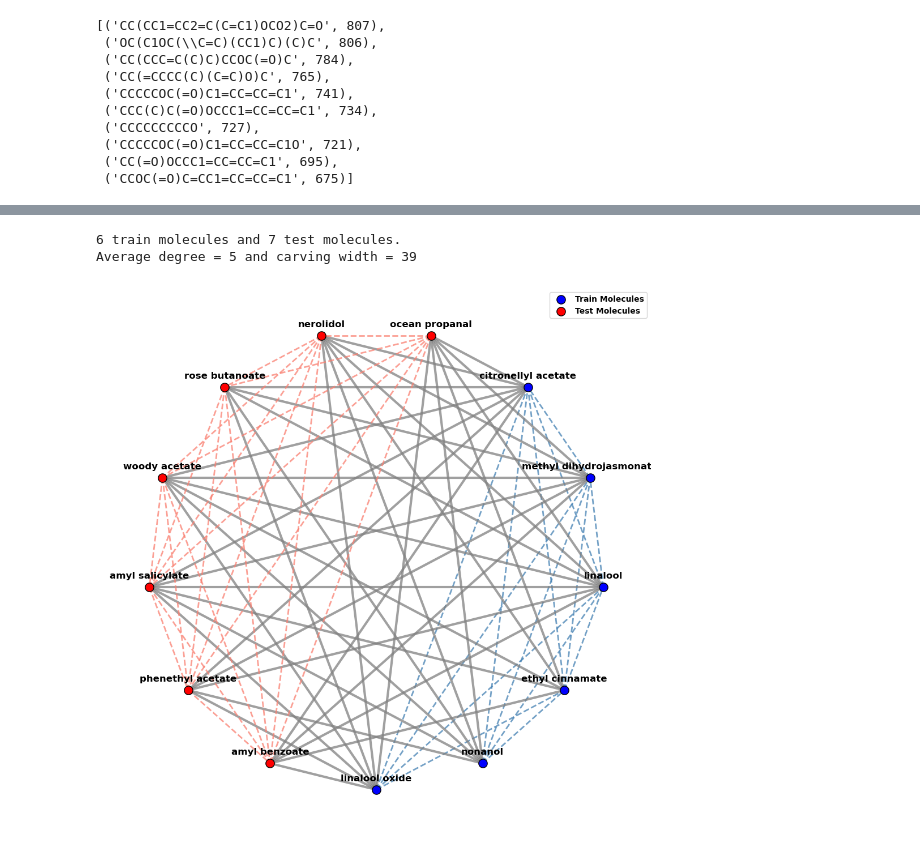
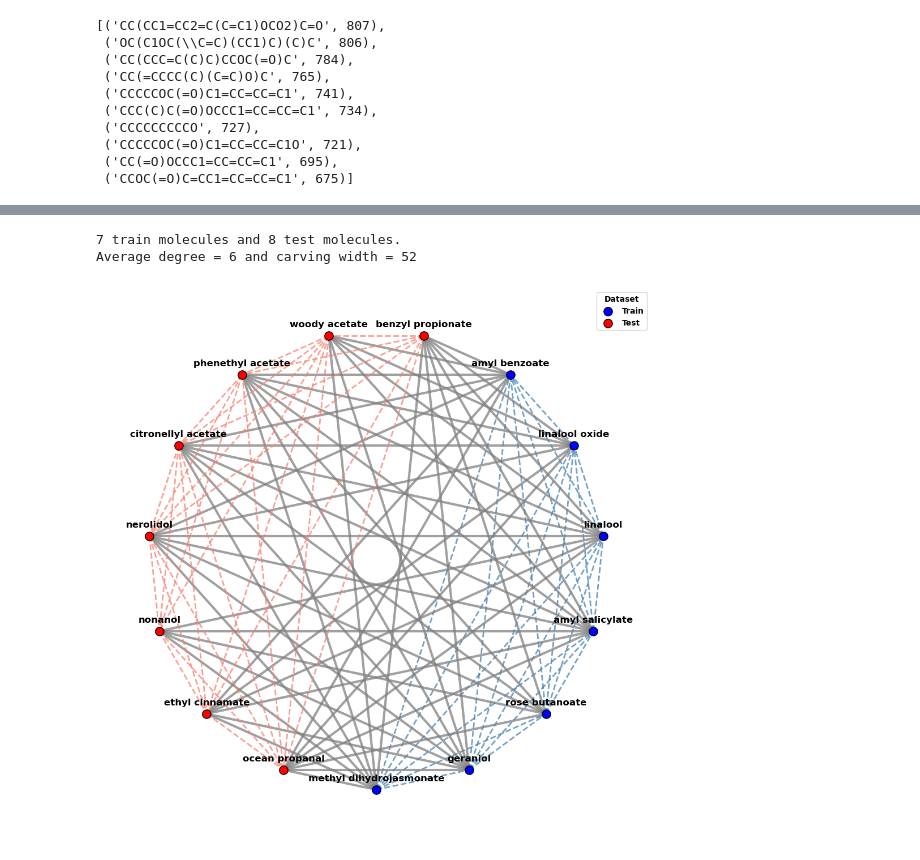
Before and after one commit to odor-pair/odor-pair, a Jupyter notebook: charts/backbone.ipynb, the cells around one changed output, grey strips where cells are left out. Saved outputs shown, nothing was run; the diff lists cells and outputs as text; code cells hidden in the pictures.

```diff
--- a/charts/backbone.ipynb
+++ b/charts/backbone.ipynb
@@ -93,7 +93,7 @@ def clean(name):
     return re.sub(r"[\(\[].*?[\)\]]", "", name)
 smiles_to_name = {s:clean(name) for s, name in smiles_to_name.items() if clean(name)}
 # %%
-sample_size = 13
+sample_size = 15
 backbone = {mol for mol, _ in mol_counts.most_common(sample_size)}
 for mol in backbone:
     assert mol in smiles_to_name
@@ -313,6 +224,18 @@ import warnings
 import numpy as np
 
 fig, ax = utils.standard_fig_ax()
+
+train_color = "blue"
+test_color = "red"
+
+def get_edge_style(edge):
+    m1,m2 = edge
+    if m1 in train and m2 in train:
+        return 'dashed', 'steelblue', small_edge
+    if m1 in test and m2 in test:
+        return 'dashed', 'salmon', small_edge
+    return 'solid', 'grey', big_edge
+
 
 # Create a new graph and add nodes in the specified order
 ordered_subgraph = nx.Graph()
@@ -324,37 +247,37 @@ ordered_subgraph.add_edges_from(G.edges())
 pos = nx.circular_layout(ordered_subgraph)
 
 # Rotate positions by 90 degrees
 theta = -np.pi / 2  # 90 degrees in radians
 rotation_matrix = np.array([[np.cos(theta), -np.sin(theta)],
                             [np.sin(theta), np.cos(theta)]])
 
 pos = {node: np.dot(rotation_matrix, pos[node]) for node in pos}
 
 nx.draw_networkx_nodes(G, pos, node_size=node_size, nodelist=train,
-                       node_color=train_color, label='Train Molecules', edgecolors='black', linewidths=1)
+                       node_color=train_color, label='Train', edgecolors='black', linewidths=1)
 nx.draw_networkx_nodes(G, pos, node_size=node_size, nodelist=test,
-                       node_color=test_color, label='Test Molecules', edgecolors='black', linewidths=1)
+                       node_color=test_color, label='Test', edgecolors='black', linewidths=1)
 
 edge_styles, edge_colors, edge_weights = list(zip(*[get_edge_style(edge) for edge in ordered_subgraph.edges()]))
 nx.draw_networkx_edges(ordered_subgraph, pos,style=edge_styles,edge_color=edge_colors,width=edge_weights,alpha=.75)
 
 labels = {k:clean(v) for k,v in smiles_to_name.items() if k in pos}
 labels_pos = {k:[x,y+yoffset] for k,(x,y) in pos.items()}
 nx.draw_networkx_labels(ordered_subgraph, labels_pos,labels=labels)
 
-plt.legend()
+plt.legend(title="Dataset")
 
 plt.box(False)
 carving_width = collections.Counter(edge_styles)["solid"]
 
 
 print(f"{len(train)} train molecules and {len(test)} test molecules.")
 print(f"Average degree = {int(G.number_of_edges()/G.number_of_nodes())} and carving width = {carving_width}")
 
 plt.tight_layout()
-utils.save_figures("carving_circular",fig)
+utils.save_figures(f"carving{sample_size}",fig)
 plt.show()
 # %% [output]
-6 train molecules and 7 test molecules.
-Average degree = 5 and carving width = 39
+7 train molecules and 8 test molecules.
+Average degree = 6 and carving width = 52
-[figure, old version]
+[figure, new version]
```
Also changed, not shown: parts of 5 cells of this notebook, 29 other files.
